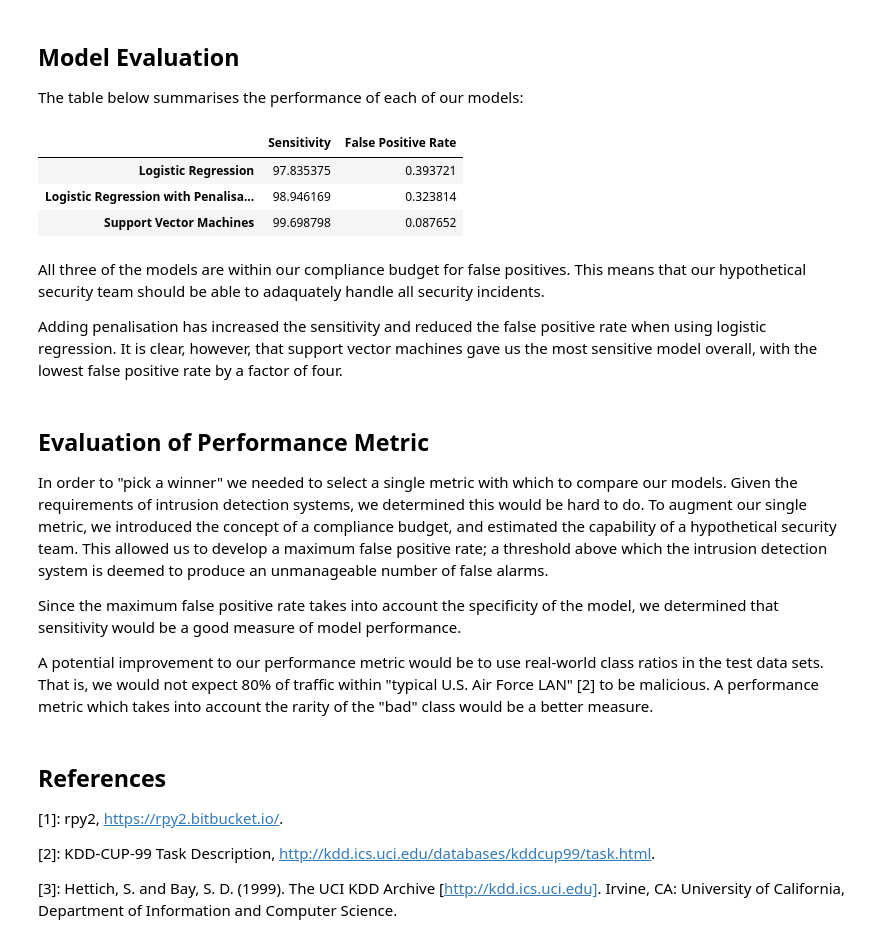
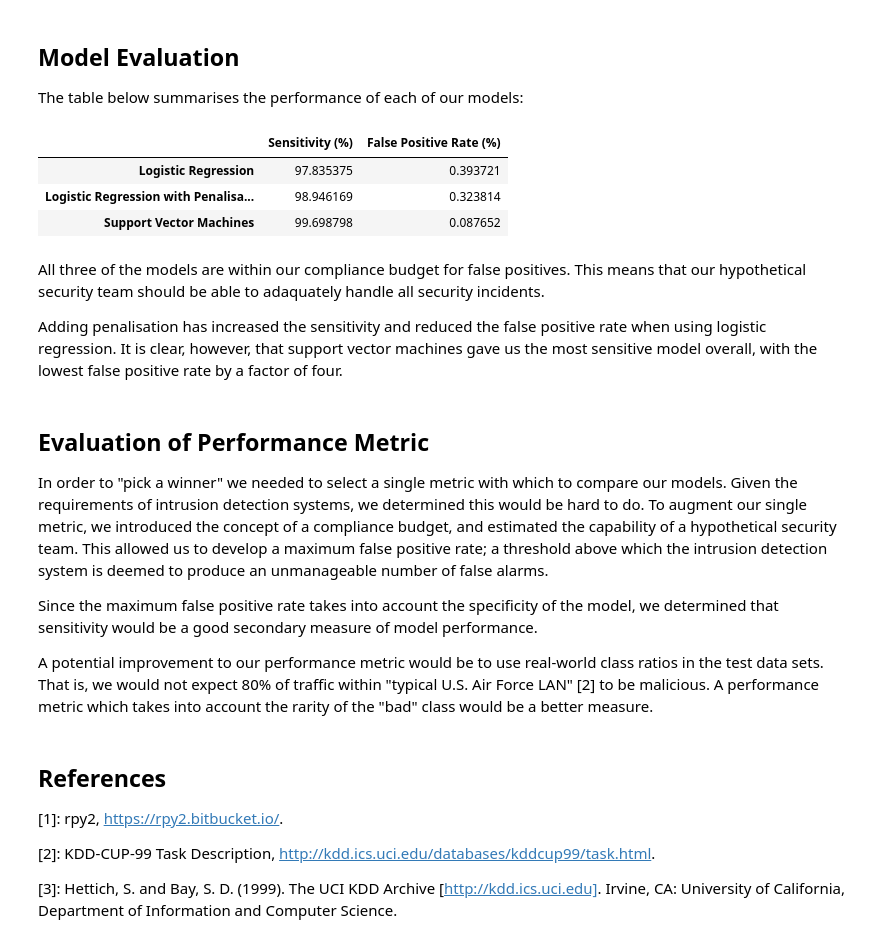
Before and after one commit to dj311/data-science-toolbox-2, a Jupyter notebook: project/report.ipynb, the cells around one changed output. Saved outputs shown, nothing was run; the diff lists cells and outputs as text; code cells hidden in the pictures.

```diff
--- a/project/report.ipynb
+++ b/project/report.ipynb
@@ -344,15 +346,15 @@ The table below summarises the performance of each of our models:
 # %%
 pandas.DataFrame(
     [
         [sensitivity(logit_confusion_matrix)*100, false_positive_rate(logit_confusion_matrix)*100],
         [sensitivity(logit_penalised_confusion_matrix)*100, false_positive_rate(logit_penalised_confusion_matrix)*100],
-        [sensitivity(svm_matrix)*100, false_positive_rate(svm_matrix)*100],
+        [sensitivity(svm_confusion_matrix)*100, false_positive_rate(svm_confusion_matrix)*100],
     ],
     index=['Logistic Regression', 'Logistic Regression with Penalisation', 'Support Vector Machines'],
     columns=['Sensitivity (%)', 'False Positive Rate (%)'],
 )
 # %% [output]
-|  | Sensitivity | False Positive Rate |
+|  | Sensitivity (%) | False Positive Rate (%) |
 | Logistic Regression | 97.835375 | 0.393721 |
 | Logistic Regression with Penalisa... | 98.946169 | 0.323814 |
 | Support Vector Machines | 99.698798 | 0.087652 |
@@ -365,7 +367,7 @@ Adding penalisation has increased the sensitivity and reduced the false positive
 
 In order to "pick a winner" we needed to select a single metric with which to compare our models. Given the requirements of intrusion detection systems, we determined this would be hard to do. To augment our single metric, we introduced the concept of a compliance budget, and estimated the capability of a hypothetical security team. This allowed us to develop a maximum false positive rate; a threshold above which the intrusion detection system is deemed to produce an unmanageable number of false alarms.
 
-Since the maximum false positive rate takes into account the specificity of the model, we determined that sensitivity would be a good measure of model performance.
+Since the maximum false positive rate takes into account the specificity of the model, we determined that sensitivity would be a good secondary measure of model performance.
 
 A potential improvement to our performance metric would be to use real-world class ratios in the test data sets. That is, we would not expect 80% of traffic within "typical U.S. Air Force LAN" [2] to be malicious. A performance metric which takes into account the rarity of the "bad" class would be a better measure.
 # %% [markdown]
```
Also changed, not shown: parts of 7 cells of this notebook.
